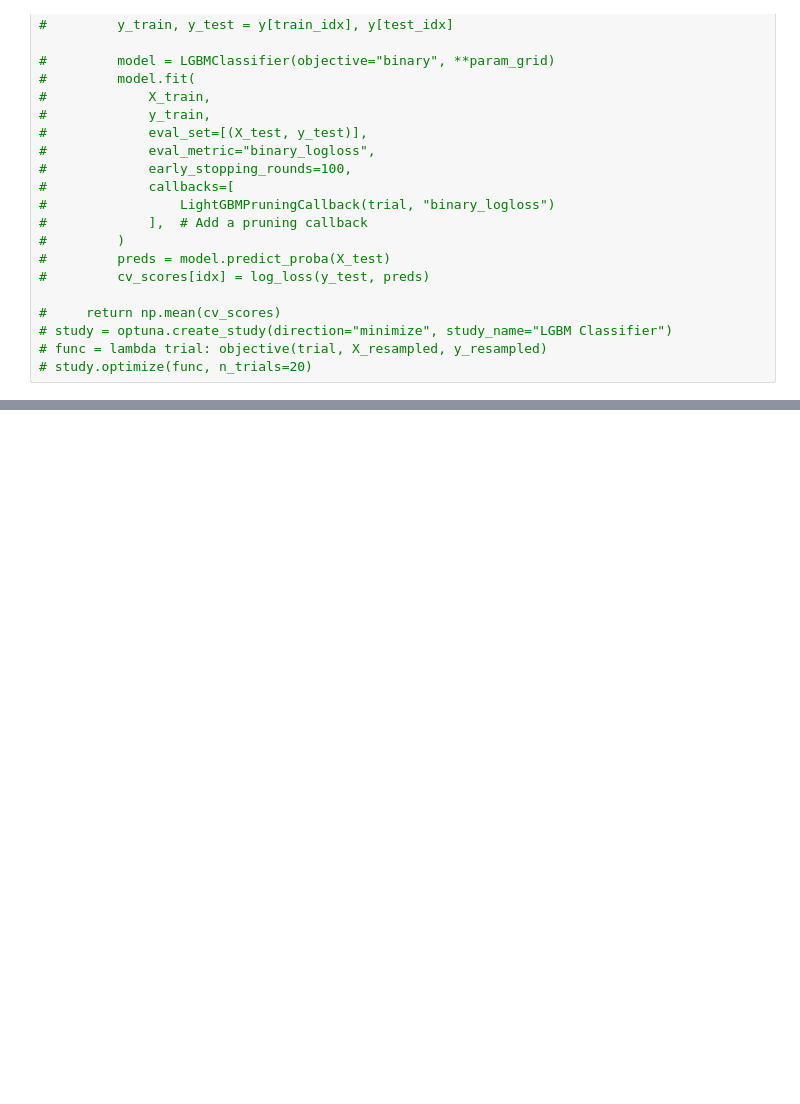
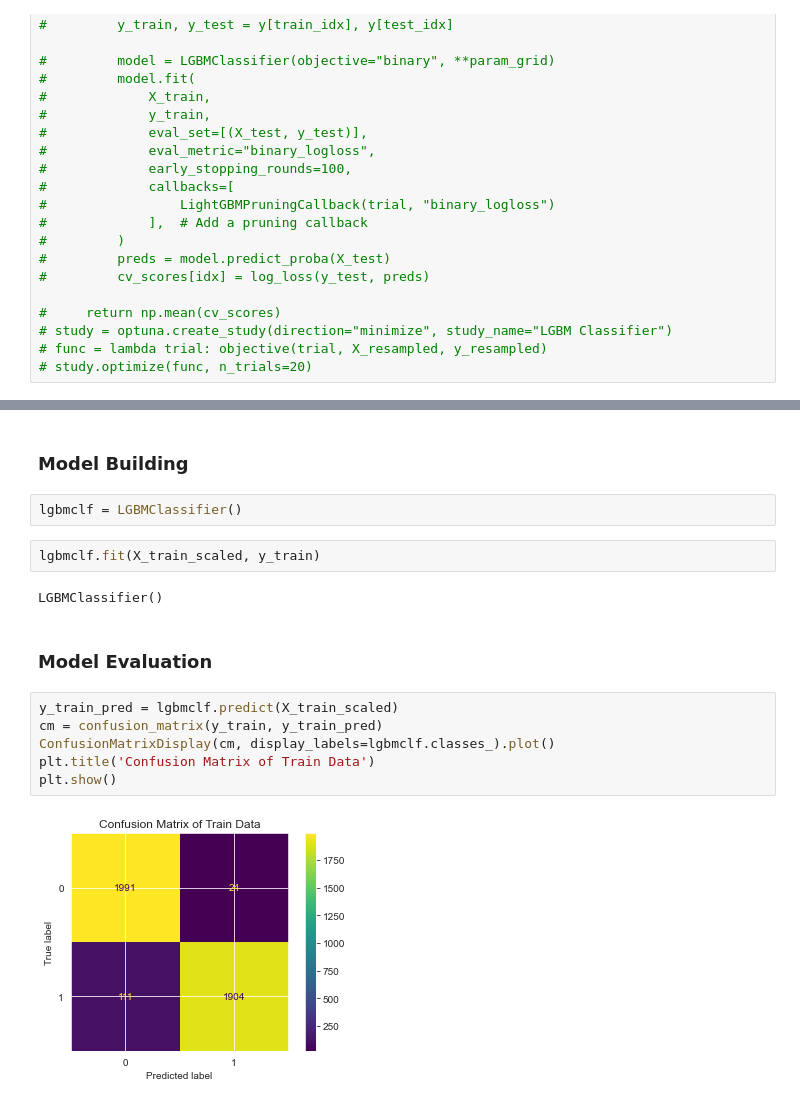
Before and after one commit to shubhamwankar/heart-disease-prediction, a Jupyter notebook: Heart Disease Risk Prediction.ipynb, the cells around one changed output, grey strips where cells are left out. Saved outputs shown, nothing was run; the diff lists cells and outputs as text; blank space fills up the shorter version.

```diff
--- a/Heart Disease Risk Prediction.ipynb
+++ b/Heart Disease Risk Prediction.ipynb
@@ -715,0 +652,18 @@ Cython 0.29.28 PIL 9.0.1 asttokens NA atomicwrites 1.4.0 attr 21.4.0 backcall 0.
+# %% [markdown]
+### Model Building
+# %%
+lgbmclf = LGBMClassifier()
+# %%
+lgbmclf.fit(X_train_scaled, y_train)
+# %% [output]
+LGBMClassifier()
+# %% [markdown]
+### Model Evaluation
+# %%
+y_train_pred = lgbmclf.predict(X_train_scaled)
+cm = confusion_matrix(y_train, y_train_pred)
+ConfusionMatrixDisplay(cm, display_labels=lgbmclf.classes_).plot()
+plt.title('Confusion Matrix of Train Data')
+plt.show()
+# %% [output]
+[figure, added]
```
Also changed, not shown: parts of 33 cells of this notebook.
